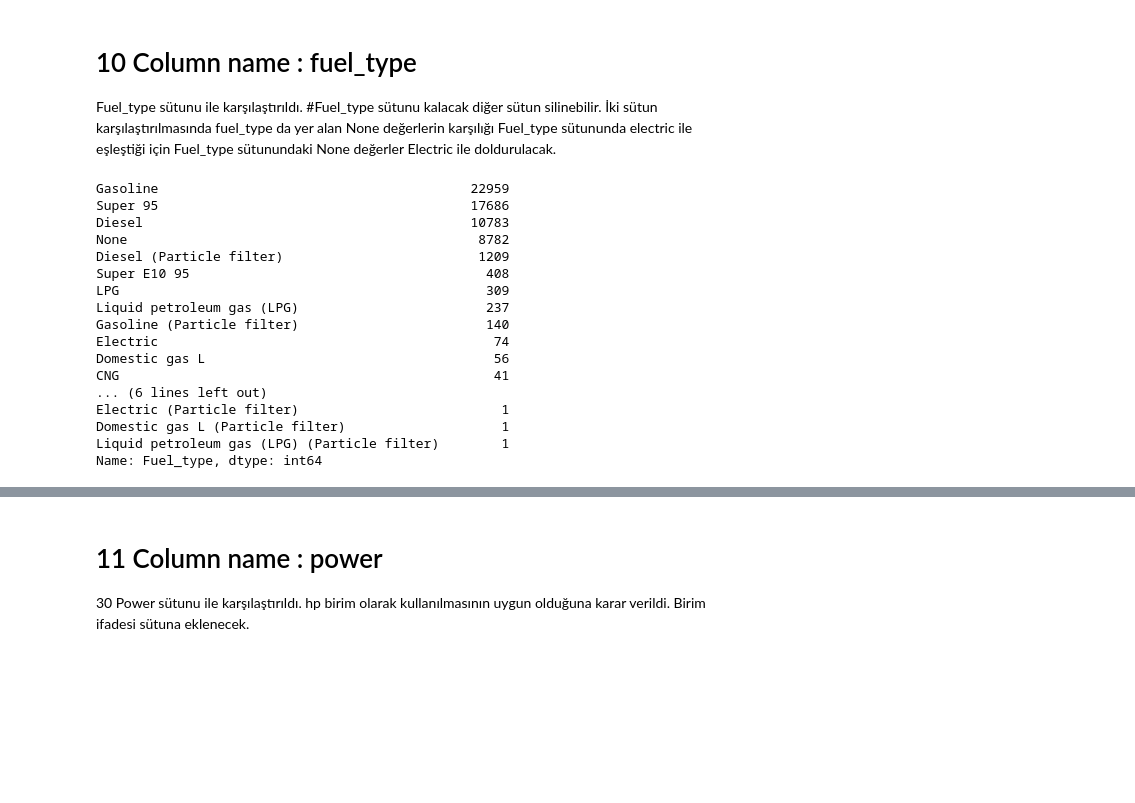
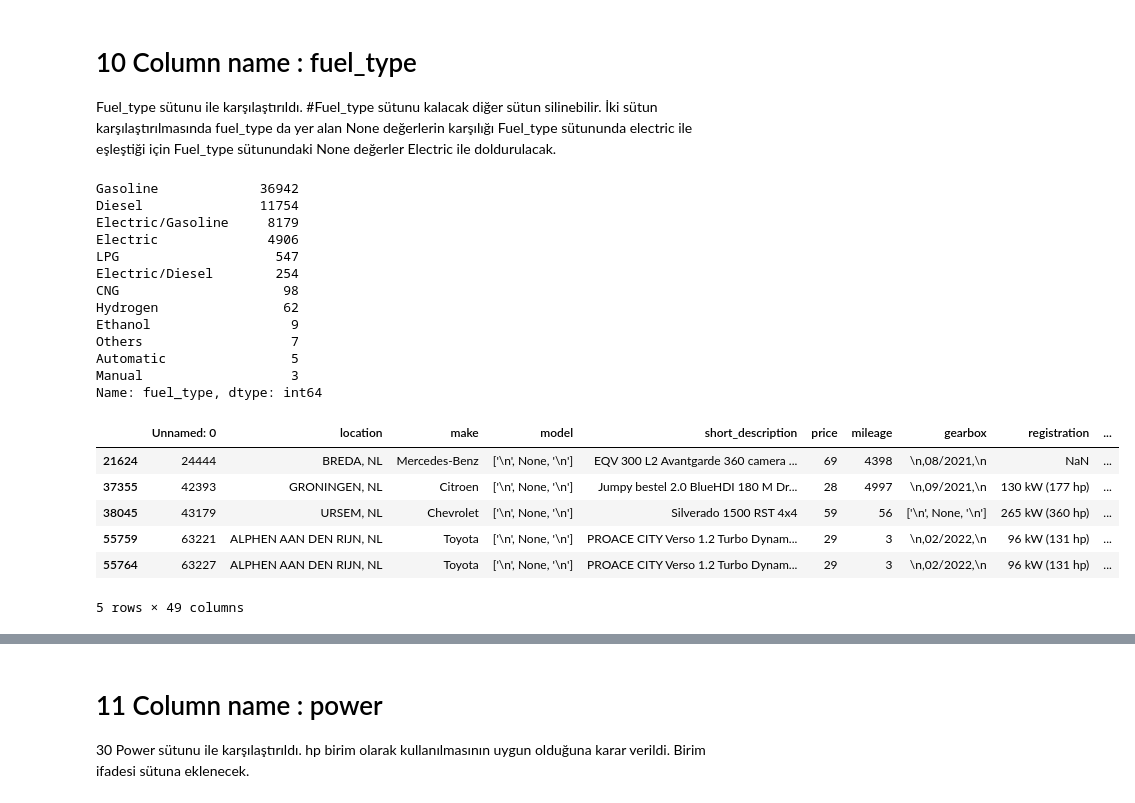
Before and after one commit to Nueseybe/Team2Project-4, a Jupyter notebook: main.ipynb, the cells around one changed output, grey strips where cells are left out. Drawn from its saved outputs; the diff is of its cells as text; code cells hidden in the pictures; blank space fills up the shorter version.

```diff
--- a/main.ipynb
+++ b/main.ipynb
@@ -428,26 +421,28 @@ Fuel_type sütunu ile karşılaştırıldı. #Fuel_type sütunu kalacak diğer s
 # %%
 df['fuel_type'] = df['fuel_type'].str.strip("\n\r,")
 df['Fuel_type'] = df['Fuel_type'].str.strip("\n\r,")
-df['fuel_type'] = df['fuel_type'].fillna("None")
-df.loc[(df['fuel_type'] != 'None'), ['fuel_type', 'Fuel_type']]
-df['fuel_type'].value_counts() # Icinde gearbox ile lgili bilgiler de var. Kayit ederken kaydirma yapilmis olabilir
-# fuel_type i secmek digerini silmek mantkli olabilir
-df['Fuel_type'].value_counts()
+df['fuel_type'].value_counts()
 # %% [output]
-Gasoline                                        22959
-Super 95                                        17686
-Diesel                                          10783
-None                                             8782
-Diesel (Particle filter)                         1209
-Super E10 95                                      408
-LPG                                               309
-Liquid petroleum gas (LPG)                        237
-Gasoline (Particle filter)                        140
-Electric                                           74
-Domestic gas L                                     56
-CNG                                                41
-... (6 lines left out)
-Electric (Particle filter)                          1
-Domestic gas L (Particle filter)                    1
-Liquid petroleum gas (LPG) (Particle filter)        1
-Name: Fuel_type, dtype: int64
+Gasoline             36942
+Diesel               11754
+Electric/Gasoline     8179
+Electric              4906
+LPG                    547
+Electric/Diesel        254
+CNG                     98
+Hydrogen                62
+Ethanol                  9
+Others                   7
+Automatic                5
+Manual                   3
+Name: fuel_type, dtype: int64
+# %%
+df[df['fuel_type'] == 'Automatic']
+# %% [output]
+|  | Unnamed: 0 | location | make | model | short_description | price | mileage | gearbox | registration | ... |
+| 21624 | 24444 | BREDA, NL | Mercedes-Benz | ['\n', None, '\n'] | EQV 300 L2 Avantgarde 360 camera ... | 69 | 4398 | \n,08/2021,\n | NaN | ... |
+| 37355 | 42393 | GRONINGEN, NL | Citroen | ['\n', None, '\n'] | Jumpy bestel 2.0 BlueHDI 180 M Dr... | 28 | 4997 | \n,09/2021,\n | 130 kW (177 hp) | ... |
+| 38045 | 43179 | URSEM, NL | Chevrolet | ['\n', None, '\n'] | Silverado 1500 RST 4x4 | 59 | 56 | ['\n', None, '\n'] | 265 kW (360 hp) | ... |
+| 55759 | 63221 | ALPHEN AAN DEN RIJN, NL | Toyota | ['\n', None, '\n'] | PROACE CITY Verso 1.2 Turbo Dynam... | 29 | 3 | \n,02/2022,\n | 96 kW (131 hp) | ... |
+| 55764 | 63227 | ALPHEN AAN DEN RIJN, NL | Toyota | ['\n', None, '\n'] | PROACE CITY Verso 1.2 Turbo Dynam... | 29 | 3 | \n,02/2022,\n | 96 kW (131 hp) | ... |
+5 rows × 49 columns
```
Also changed, not shown: parts of 32 cells of this notebook.
